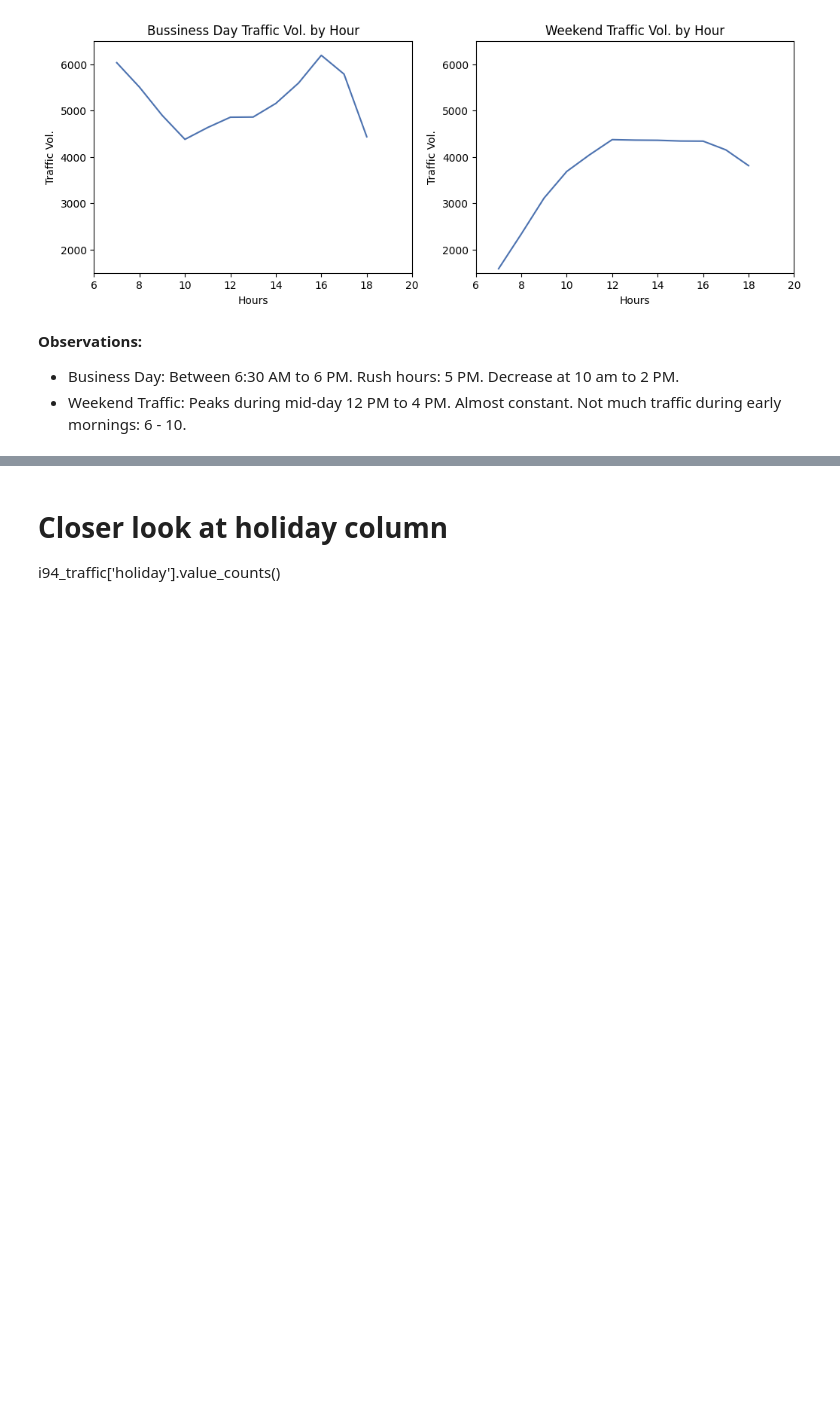
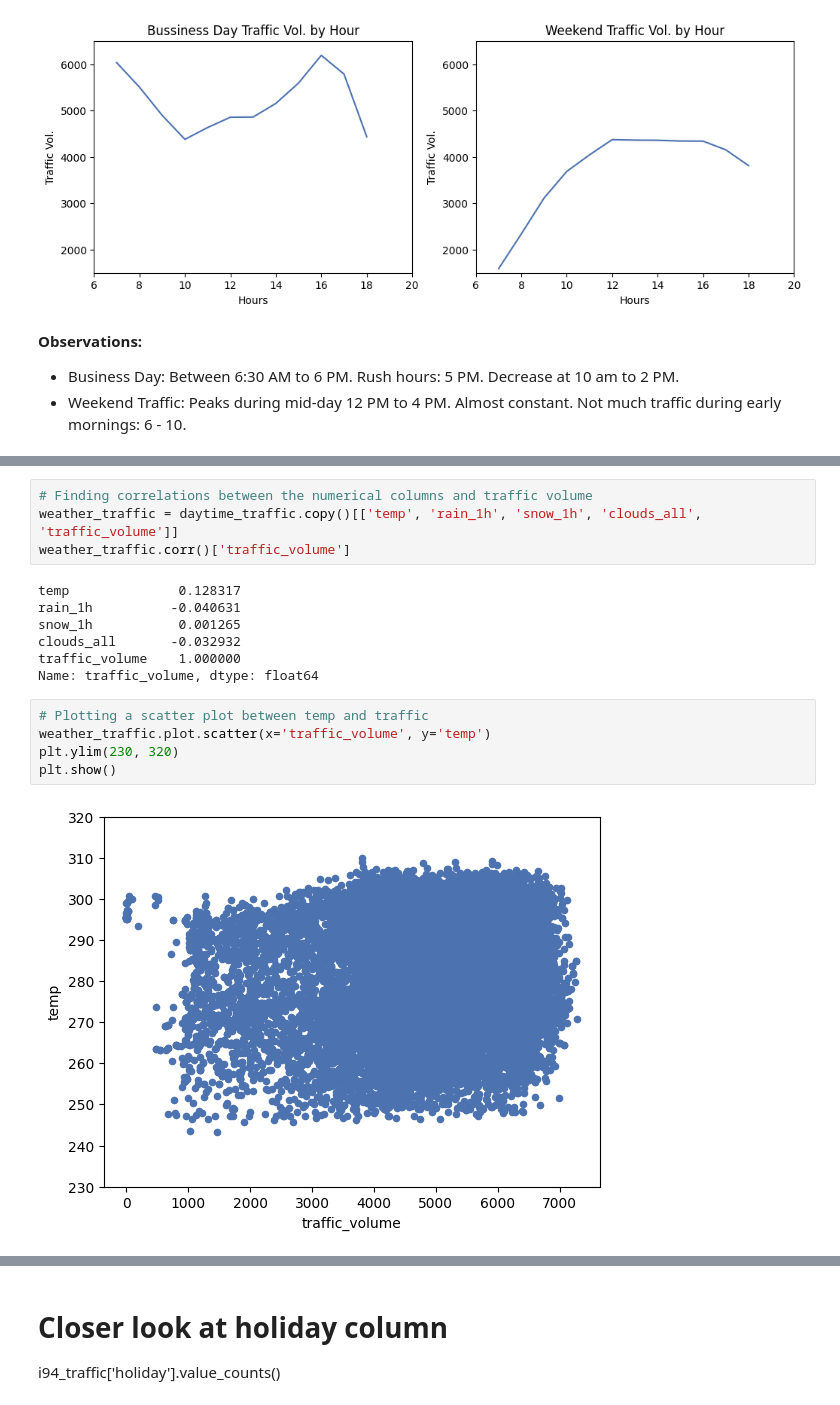
Before and after one commit to shree131/Heavy-Traffic-Indicators-Analysis, a Jupyter notebook: I94_heavy_traffic_indicators_analysis.ipynb, the cells around one changed output, grey strips where cells are left out. Drawn from its saved outputs; the diff is of its cells as text; blank space fills up the shorter version.

Commit message:
Analyzed weather indicators of heavy traffic

```diff
--- a/I94_heavy_traffic_indicators_analysis.ipynb
+++ b/I94_heavy_traffic_indicators_analysis.ipynb
@@ -574,0 +588,18 @@ plt.ylim(1500,6500)
+# %%
+# Finding correlations between the numerical columns and traffic volume
+weather_traffic = daytime_traffic.copy()[['temp', 'rain_1h', 'snow_1h', 'clouds_all', 'traffic_volume']]
+weather_traffic.corr()['traffic_volume']
+# %% [output]
+temp              0.128317
+rain_1h          -0.040631
+snow_1h           0.001265
+clouds_all       -0.032932
+traffic_volume    1.000000
+Name: traffic_volume, dtype: float64
+# %%
+# Plotting a scatter plot between temp and traffic
+weather_traffic.plot.scatter(x='traffic_volume', y='temp')
+plt.ylim(230, 320)
+plt.show()
+# %% [output]
+[figure, added]
```
Also changed, not shown: parts of 11 cells of this notebook.
